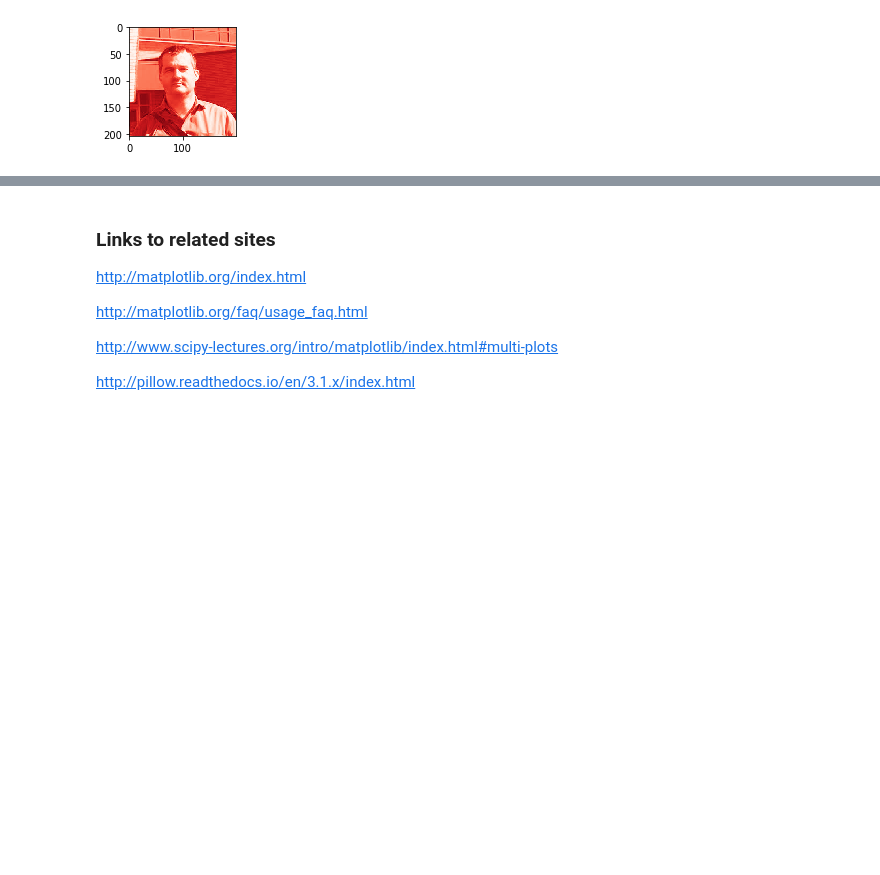
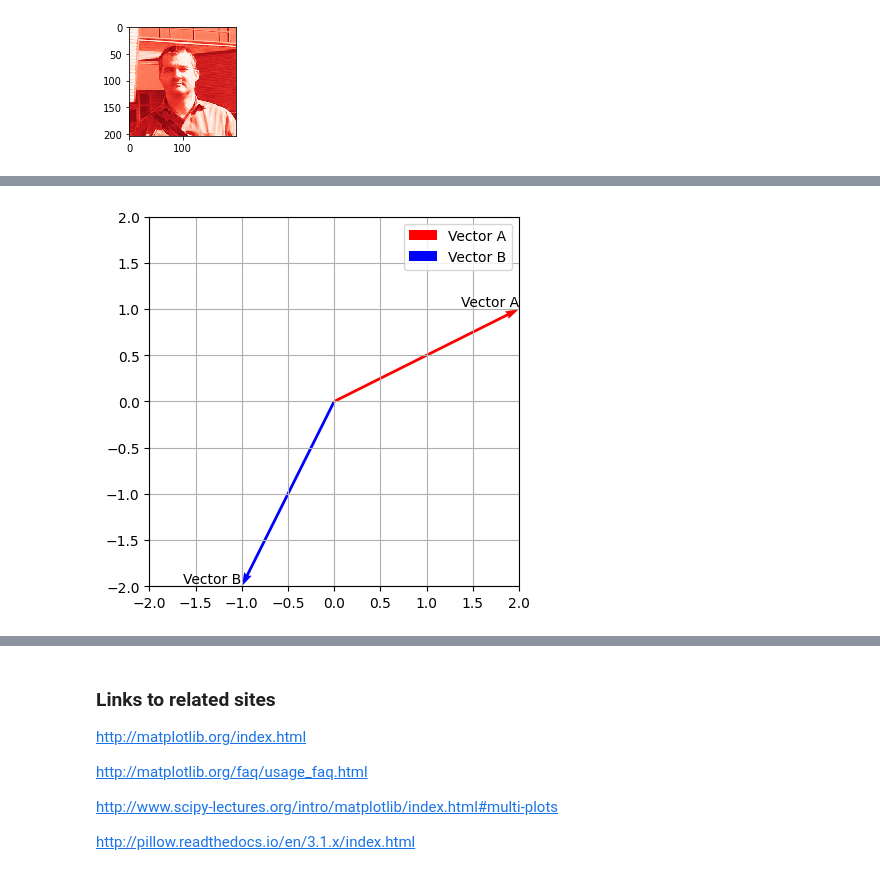
Before and after one commit to farhadkamangar/CSE5368, a Jupyter notebook: matplotlib_experiments.ipynb, the cells around one changed output, grey strips where cells are left out. Cells and saved outputs as stored; diff of their text form; code cells hidden in the pictures; blank space fills up the shorter version.

```diff
--- a/matplotlib_experiments.ipynb
+++ b/matplotlib_experiments.ipynb
@@ -106,0 +176,57 @@ plt.imshow(r_layer,cmap='Reds_r')
+# %%
+import matplotlib.pyplot as plt
+import numpy as np
+
+def plot_vector(vector_dict, colors=None):
+    """
+    Plot vectors in a 2D space using Matplotlib.
+
+    Parameters:
+    - vector_dict: Dictionary where keys are vector names and values are 2D vectors as NumPy arrays.
+    - colors: Optional list of colors for each vector.
+
+    Example:
+    - vector_dict: {'Vector A': np.array([2, 3]), 'Vector B': np.array([-1, 4])}
+    - colors: ['red', 'blue']
+    """
+    num_vectors = len(vector_dict)
+
+    # Set up the figure and axis
+    fig, ax = plt.subplots()
+    ax.set_aspect('equal', adjustable='box')
+
+    # Plot vectors
+    i = 0
+    for name, vector in vector_dict.items():
+        if colors is not None:
+            color = colors[i]
+        else:
+            color = 'blue'  # Default color is blue
+
+        ax.quiver(0, 0, vector[0], vector[1], angles='xy', scale_units='xy', scale=1, color=color,
+                  label=name)
+
+        # Add text for the vector name
+        ax.text(vector[0], vector[1], name, ha='right', va='bottom')
+        i += 1
+
+    # Set axis limits based on the vectors
+    max_val = np.max(np.abs(list(vector_dict.values())))
+    ax.set_xlim([-max_val, max_val])
+    ax.set_ylim([-max_val, max_val])
+
+    # Add grid lines
+    ax.grid(True)
+
+    # Add legend
+    ax.legend()
+
+    # Show the plot
+    plt.show()
+
+# Example usage
+vector_dict_to_plot = {'Vector A': np.array([2, 1]), 'Vector B': np.array([-1, -2])}
+colors_to_plot = ['red', 'blue']
+plot_vector(vector_dict_to_plot, colors_to_plot)
+# %% [output]
+[figure, added]
```
Also changed, not shown: parts of 5 cells of this notebook.
